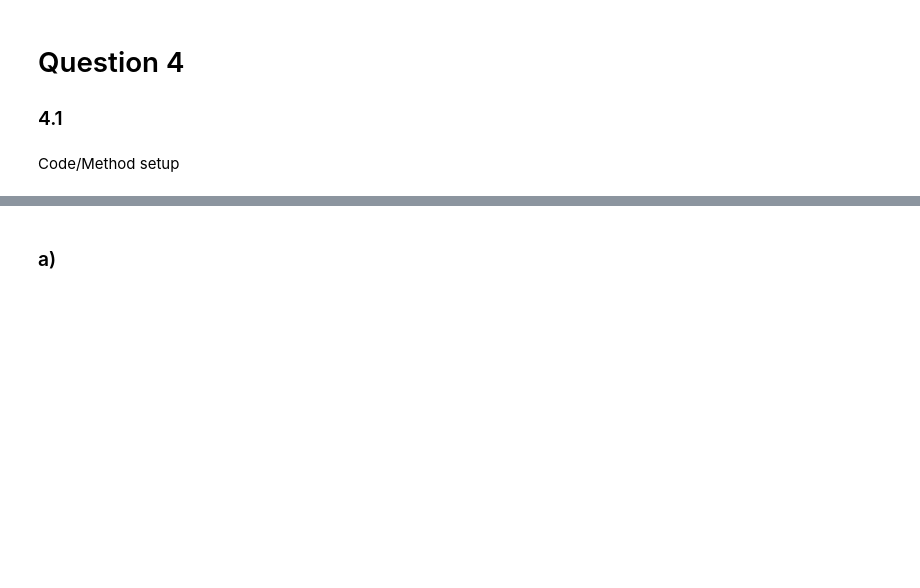
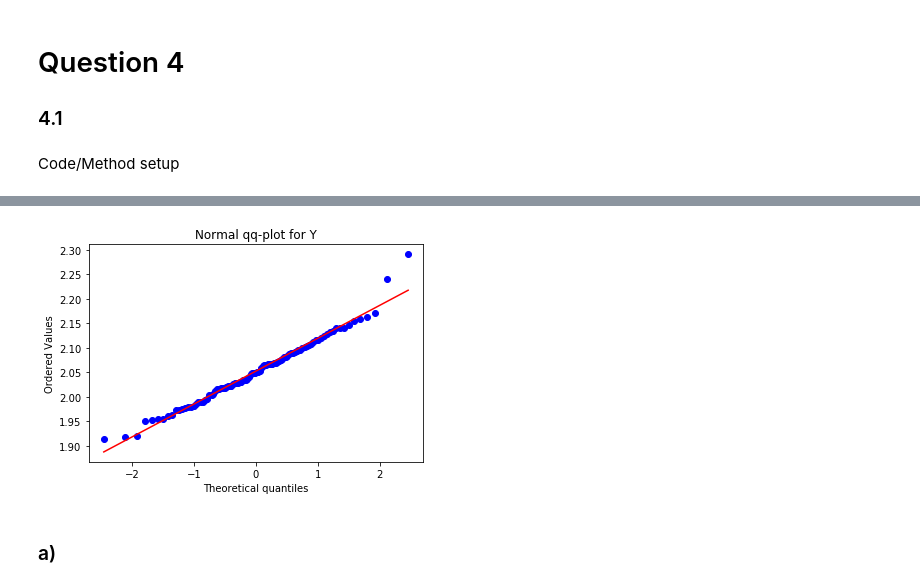
Before and after one commit to joelmfonseca/COM-503, a Jupyter notebook: hw2/hw2_q2_q3_q4.ipynb, the cells around one changed output, grey strips where cells are left out. Saved outputs shown, nothing was run; the diff lists cells and outputs as text; code cells hidden in the pictures; blank space fills up the shorter version.

```diff
--- a/hw2/hw2_q2_q3_q4.ipynb
+++ b/hw2/hw2_q2_q3_q4.ipynb
@@ -328,3 +347,7 @@ def plot_CI(data, x_label, y_label, name):
+# %%
+assumptions_qq_plot(Y_N, "q4_assumptions_Y_N", "Normal qq-plot for Y")
+# %% [output]
+[figure, added]
 # %% [markdown]
 ### a)
 # %% [markdown]
```
Also changed, not shown: parts of 4 cells of this notebook, 2 other files.
